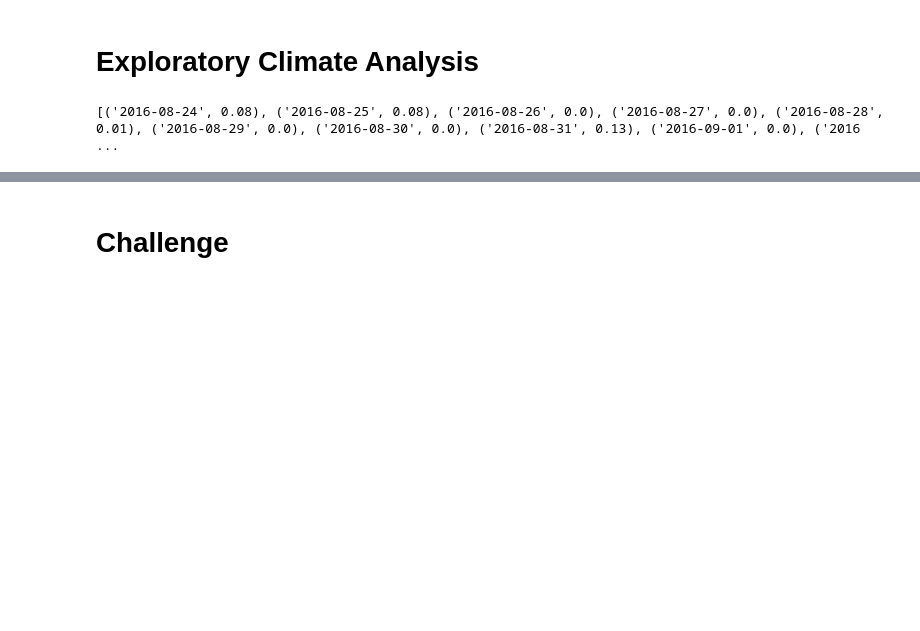
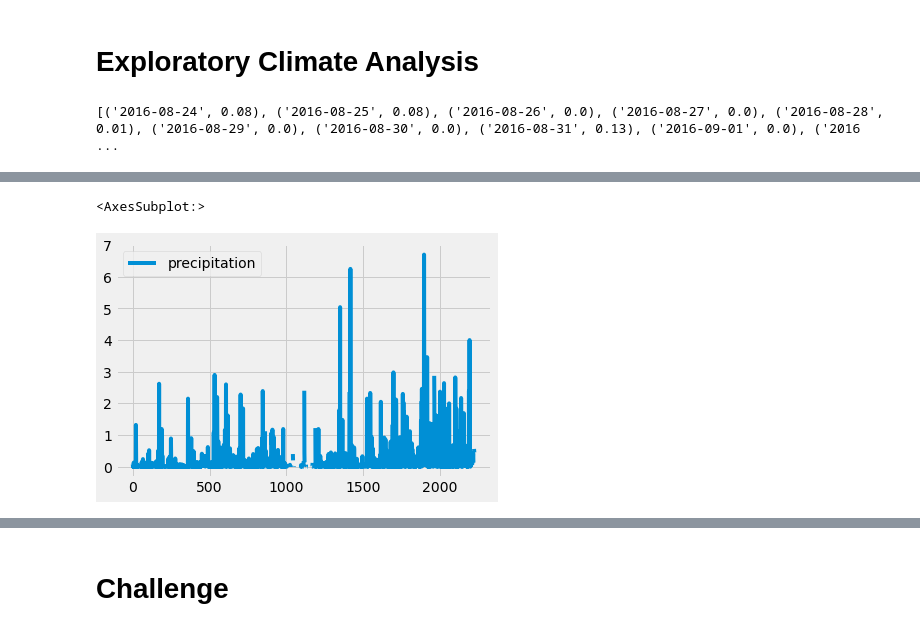
Before and after one commit to izzyd24/surfs_up, a Jupyter notebook: climate_analysis.ipynb, the cells around one changed output, grey strips where cells are left out. Cells and saved outputs as stored; diff of their text form; code cells hidden in the pictures; blank space fills up the shorter version.

```diff
--- a/climate_analysis.ipynb
+++ b/climate_analysis.ipynb
@@ -79,2 +71,6 @@ print(results)
 # %% [output]
 [('2016-08-24', 0.08), ('2016-08-25', 0.08), ('2016-08-26', 0.0), ('2016-08-27', 0.0), ('2016-08-28', 0.01), ('2016-08-29', 0.0), ('2016-08-30', 0.0), ('2016-08-31', 0.13), ('2016-09-01', 0.0), ('2016 ...
+# %%
+# Save the query results as a Pandas DataFrame and set the index to the date column
+surf_df = pd.DataFrame(results, columns = ['date', 'precipitation'])
+surf_df.sample()
@@ -80,0 +80,5 @@ print(results)
+# %%
+# Sort the dataframe by date with sort index function
+# change df to 2 column and without index
+surf_df = surf_df.sort_index()
+print(surf_df.to_string(index=False))
@@ -81 +103,9 @@ print(results)
+# %%
+# Use Pandas Plotting with Matplotlib to plot the data
+# our surf_df is a varaible so we use the df.plot()
+surf_df.plot()
+# output shows x = dates; y = total amount precipitation on the date
+# %% [output]
+<AxesSubplot:>
+[figure, added]
 # %%
```
Also changed, not shown: parts of 5 cells of this notebook.
